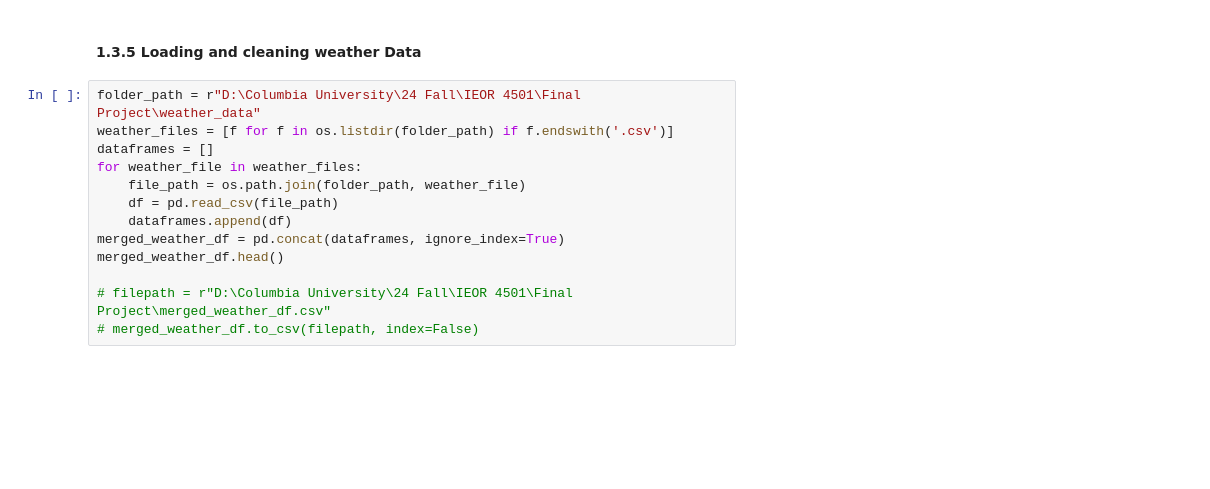
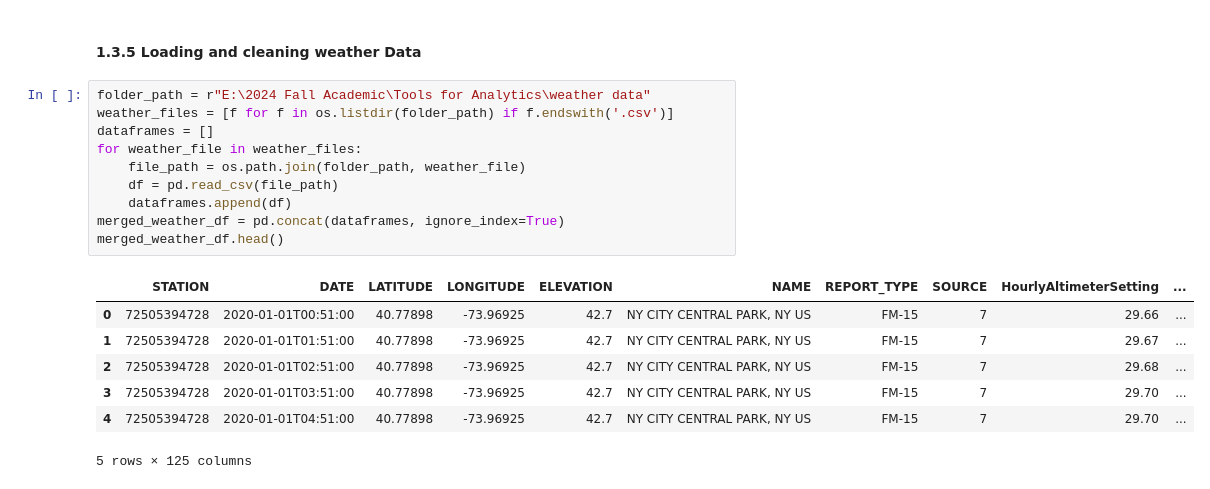
Before and after one commit to Zijie-Jessie/Final_project, a Jupyter notebook: Final_Project_Group_18.ipynb, the cells around one changed output. Drawn from its saved outputs; the diff is of its cells as text; blank space fills up the shorter version.

```diff
--- a/Final_Project_Group_18.ipynb
+++ b/Final_Project_Group_18.ipynb
@@ -485,18 +541,23 @@ cleaned_fhv.describe()
 # %% [markdown]
 #### 1.3.5 Loading and cleaning weather Data
 # %%
-folder_path = r"D:\Columbia University\24 Fall\IEOR 4501\Final Project\weather_data"
+folder_path = r"E:\2024 Fall Academic\Tools for Analytics\weather data"
 weather_files = [f for f in os.listdir(folder_path) if f.endswith('.csv')]
 dataframes = []
 for weather_file in weather_files:
     file_path = os.path.join(folder_path, weather_file)
     df = pd.read_csv(file_path)
     dataframes.append(df)
 merged_weather_df = pd.concat(dataframes, ignore_index=True)
 merged_weather_df.head()
-
-# filepath = r"D:\Columbia University\24 Fall\IEOR 4501\Final Project\merged_weather_df.csv"
-# merged_weather_df.to_csv(filepath, index=False)
+# %% [output]
+|  | STATION | DATE | LATITUDE | LONGITUDE | ELEVATION | NAME | REPORT_TYPE | SOURCE | HourlyAltimeterSetting | ... |
+| 0 | 72505394728 | 2020-01-01T00:51:00 | 40.77898 | -73.96925 | 42.7 | NY CITY CENTRAL PARK, NY US | FM-15 | 7 | 29.66 | ... |
+| 1 | 72505394728 | 2020-01-01T01:51:00 | 40.77898 | -73.96925 | 42.7 | NY CITY CENTRAL PARK, NY US | FM-15 | 7 | 29.67 | ... |
+| 2 | 72505394728 | 2020-01-01T02:51:00 | 40.77898 | -73.96925 | 42.7 | NY CITY CENTRAL PARK, NY US | FM-15 | 7 | 29.68 | ... |
+| 3 | 72505394728 | 2020-01-01T03:51:00 | 40.77898 | -73.96925 | 42.7 | NY CITY CENTRAL PARK, NY US | FM-15 | 7 | 29.70 | ... |
+| 4 | 72505394728 | 2020-01-01T04:51:00 | 40.77898 | -73.96925 | 42.7 | NY CITY CENTRAL PARK, NY US | FM-15 | 7 | 29.70 | ... |
+5 rows × 125 columns
 # %%
 # Define the mapping for column data types
 dtype_mapping = {
```
Also changed, not shown: parts of 12 cells of this notebook, 1 other file.
